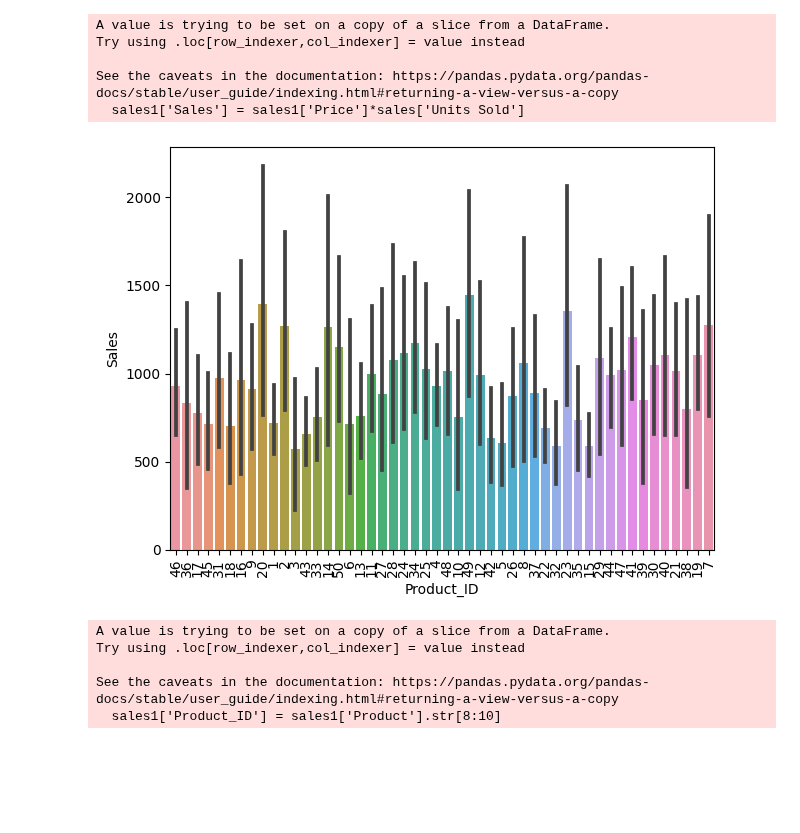
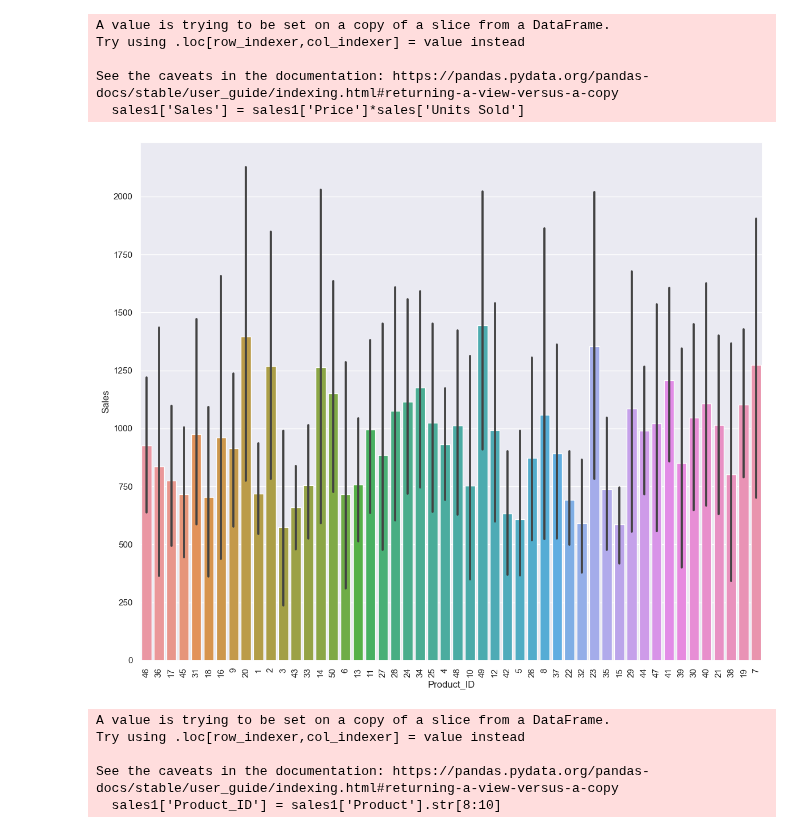
Before and after one commit to mahinbindra/schulich_data_science, a Jupyter notebook: Assignments/assignment_1_descriptive stats and probability.ipynb, the cells around one changed output. Saved outputs shown, nothing was run; the diff lists cells and outputs as text; code cells hidden in the pictures; blank space fills up the shorter version.

```diff
--- a/Assignments/assignment_1_descriptive stats and probability.ipynb
+++ b/Assignments/assignment_1_descriptive stats and probability.ipynb
@@ -575,11 +575,12 @@ See the caveats in the documentation: https://pandas.pydata.org/pandas-docs/stab
 # %%
 sns.barplot(data = sales1, x = 'Product_ID', y = 'Sales')
 plt.xticks(rotation=90)
 plt.tight_layout()
+sns.set(rc={"figure.figsize":(12, 9)})
 # Create a barplot between Product_ID and Sales to assess the correlation between the two parameters and note the products with the highest and lowest sales
 # and to analyse the sales performance by product
 # %% [output]
-[figure, old version]
+[figure, new version]
 # %%
 sales1['Product_ID'] = sales1['Product'].str[8:10]
 # Create a new column named Product_ID and store the product numbers to increase readability
```
Also changed, not shown: parts of 9 cells of this notebook.
